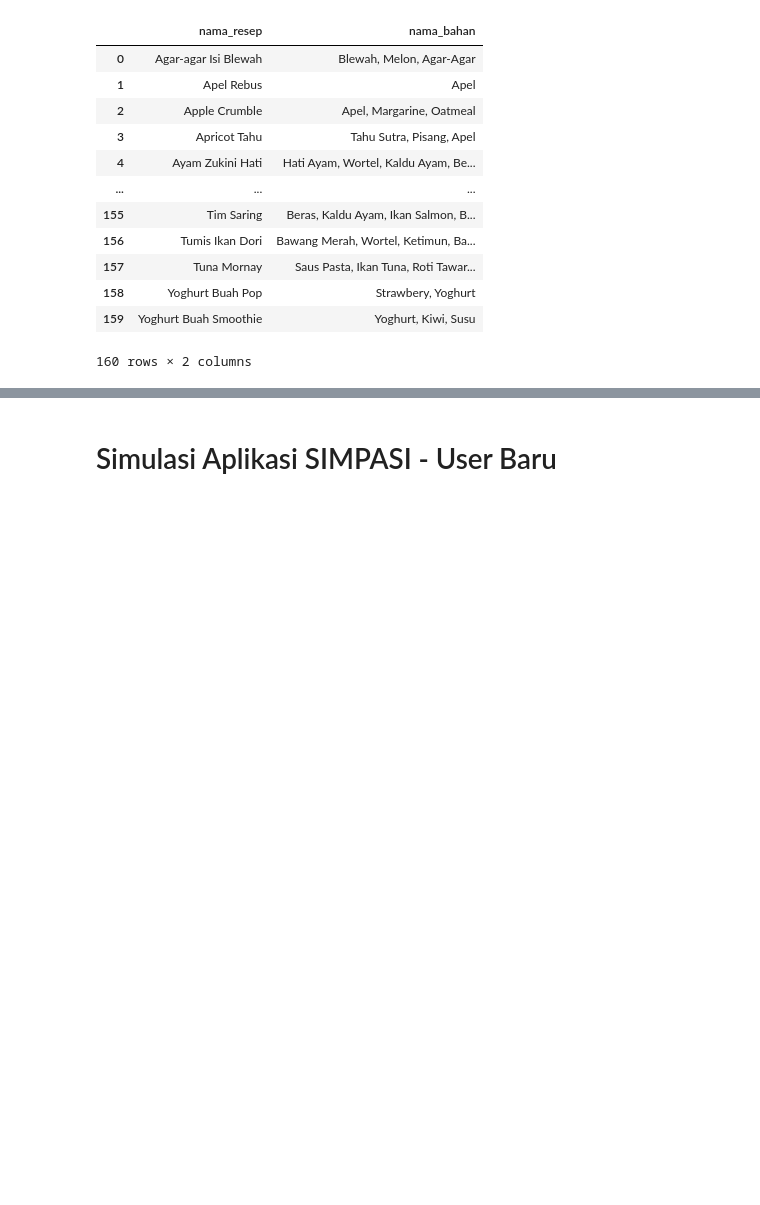
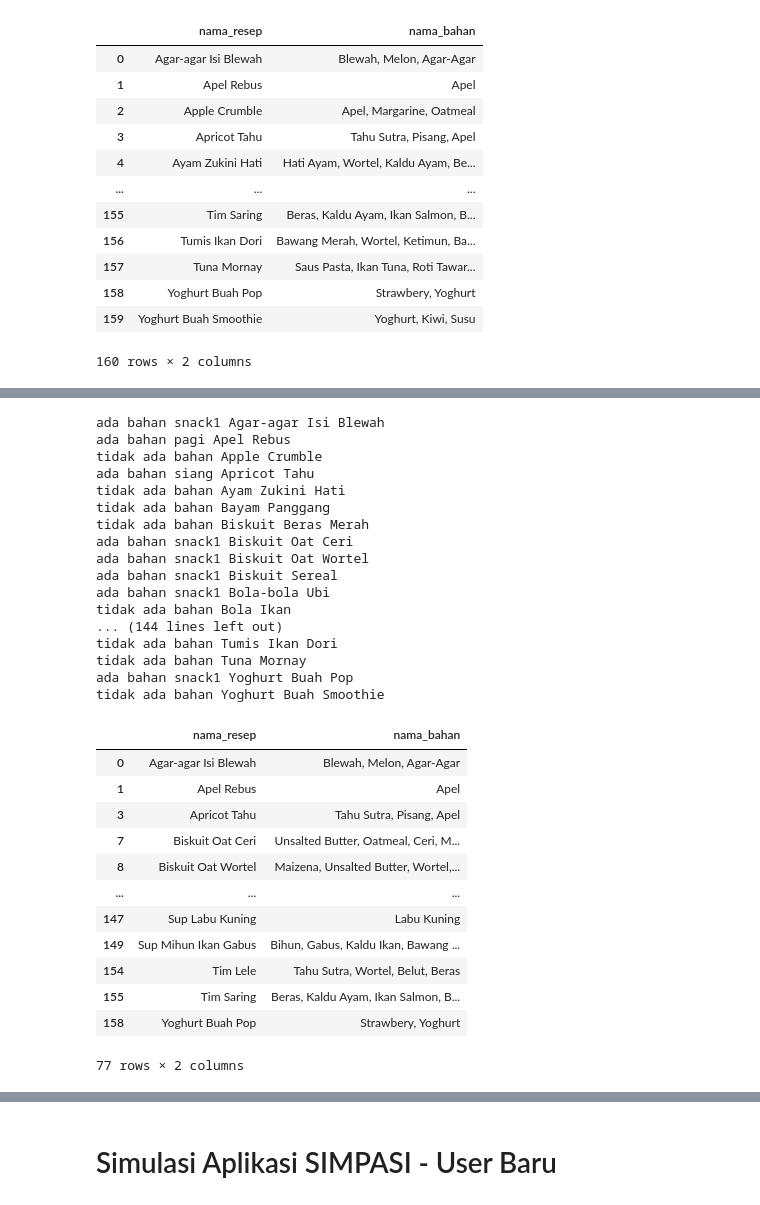
Before and after one commit to fathur666/SIMPASI, a Jupyter notebook: SIMPASI_MODEL.ipynb, the cells around one changed output, grey strips where cells are left out. Drawn from its saved outputs; the diff is of its cells as text; code cells hidden in the pictures; blank space fills up the shorter version.

```diff
--- a/SIMPASI_MODEL.ipynb
+++ b/SIMPASI_MODEL.ipynb
@@ -255,3 +145,11 @@ komposisi_resep
 | 158 | Yoghurt Buah Pop | Strawbery, Yoghurt |
 | 159 | Yoghurt Buah Smoothie | Yoghurt, Kiwi, Susu |
 160 rows × 2 columns
+# %%
+menu_harian = pd.read_csv(kombinasi_menu_dir)
+
+menu_harian["malam"].fillna("", inplace = True)
+menu_harian["snack1"].fillna("", inplace = True)
+menu_harian["snack2"].fillna("", inplace = True)
+
+menu_harian.head()
@@ -257,0 +163,62 @@ komposisi_resep
+# %%
+list_resep = [a for a in komposisi_resep["nama_resep"]]
+
+cek_resep = menu_harian.drop(["id_kombinasi","bulan_6","bulan_7_8","bulan_9_11","bulan_12_24","total_energi","total_carbo","total_protein","total_lipid"], axis = 1)
+komposisi_resep_filtered = komposisi_resep.copy()
+
+for a in list_resep:
+  mask = cek_resep.pagi.isin([a])
+  if mask.any():
+    print("ada bahan pagi {}".format(a))
+  else:
+    mask = cek_resep.siang.isin([a])
+    if mask.any():
+      print("ada bahan siang {}".format(a))
+    else:
+      mask = cek_resep.siang.isin([a])
+      if mask.any():
+        print("ada bahan malam {}".format(a))
+      else:
+        mask = cek_resep.snack1.isin([a])
+        if mask.any():
+          print("ada bahan snack1 {}".format(a))
+        else:
+          mask = cek_resep.snack2.isin([a])
+          if mask.any():
+            print("ada bahan snack2 {}".format(a))
+          else:
+            print("tidak ada bahan {}".format(a))
+            komposisi_resep_filtered.drop(komposisi_resep_filtered.index[komposisi_resep_filtered["nama_resep"] == a], inplace=True)
+
+komposisi_resep_filtered
+# %% [output]
+ada bahan snack1 Agar-agar Isi Blewah
+ada bahan pagi Apel Rebus
+tidak ada bahan Apple Crumble
+ada bahan siang Apricot Tahu
+tidak ada bahan Ayam Zukini Hati
+tidak ada bahan Bayam Panggang
+tidak ada bahan Biskuit Beras Merah
+ada bahan snack1 Biskuit Oat Ceri
+ada bahan snack1 Biskuit Oat Wortel
+ada bahan snack1 Biskuit Sereal
+ada bahan snack1 Bola-bola Ubi
+tidak ada bahan Bola Ikan
+... (144 lines left out)
+tidak ada bahan Tumis Ikan Dori
+tidak ada bahan Tuna Mornay
+ada bahan snack1 Yoghurt Buah Pop
+tidak ada bahan Yoghurt Buah Smoothie
+|  | nama_resep | nama_bahan |
+| 0 | Agar-agar Isi Blewah | Blewah, Melon, Agar-Agar |
+| 1 | Apel Rebus | Apel |
+| 3 | Apricot Tahu | Tahu Sutra, Pisang, Apel |
+| 7 | Biskuit Oat Ceri | Unsalted Butter, Oatmeal, Ceri, M... |
+| 8 | Biskuit Oat Wortel | Maizena, Unsalted Butter, Wortel,... |
+| ... | ... | ... |
+| 147 | Sup Labu Kuning | Labu Kuning |
+| 149 | Sup Mihun Ikan Gabus | Bihun, Gabus, Kaldu Ikan, Bawang ... |
+| 154 | Tim Lele | Tahu Sutra, Wortel, Belut, Beras |
+| 155 | Tim Saring | Beras, Kaldu Ayam, Ikan Salmon, B... |
+| 158 | Yoghurt Buah Pop | Strawbery, Yoghurt |
+77 rows × 2 columns
```
Also changed, not shown: parts of 62 cells of this notebook.
